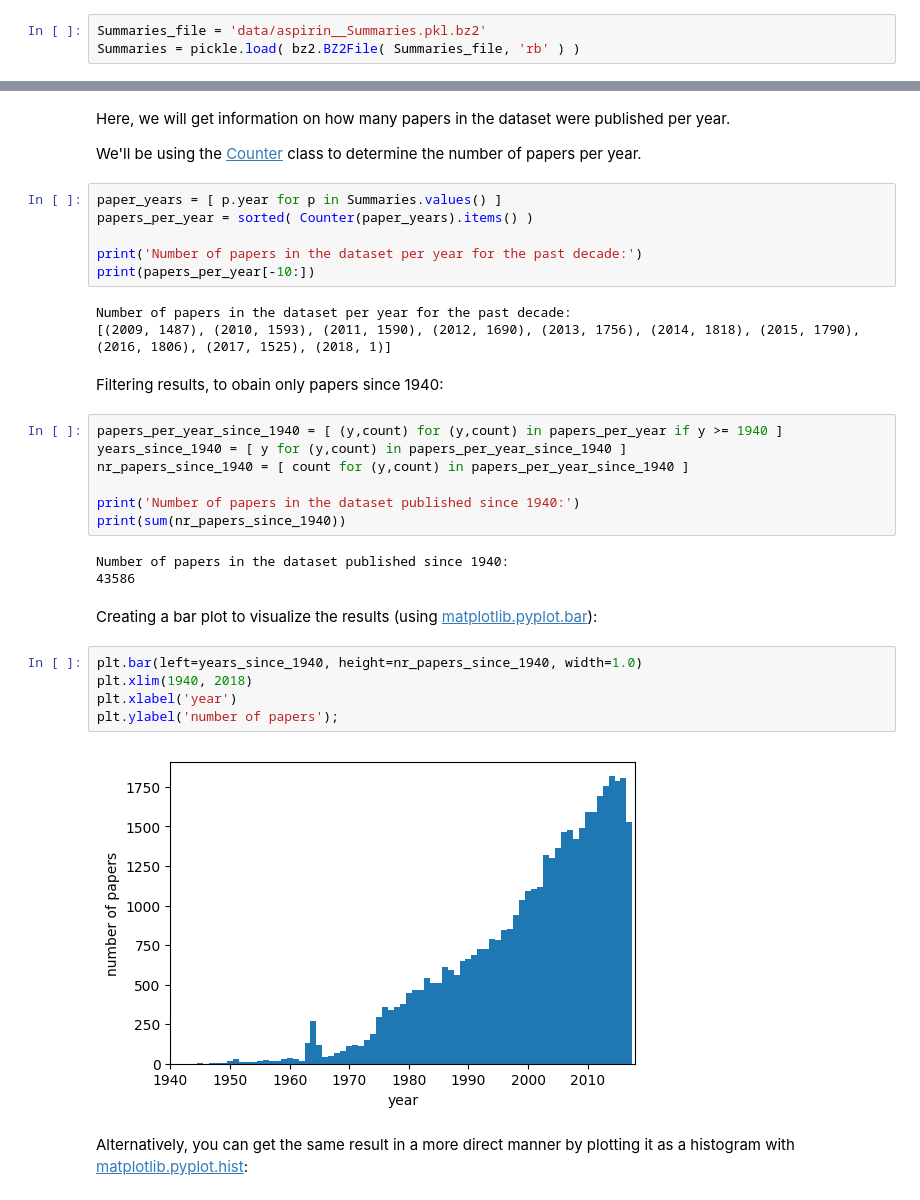
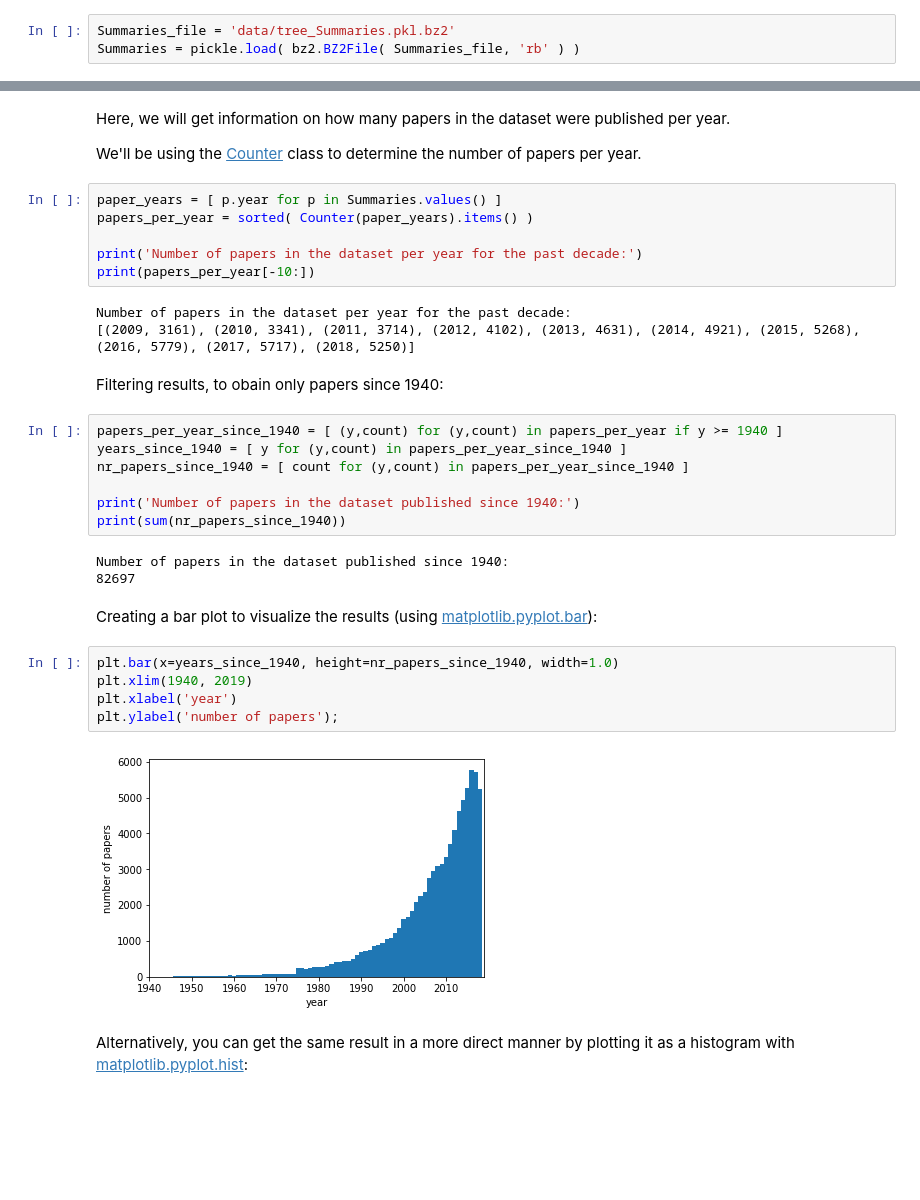
Before and after one commit to iMylene/IR2018, a Jupyter notebook: 01_inspecting.ipynb, the cells around one changed output, grey strips where cells are left out. Cells and saved outputs as stored; diff of their text form; blank space fills up the shorter version.

```diff
--- a/01_inspecting.ipynb
+++ b/01_inspecting.ipynb
@@ -12,7 +12,7 @@ import pickle, bz2
 # %% [markdown]
 ## Loading the Dataset
 # %%
-Summaries_file = 'data/aspirin__Summaries.pkl.bz2'
+Summaries_file = 'data/tree_Summaries.pkl.bz2'
 Summaries = pickle.load( bz2.BZ2File( Summaries_file, 'rb' ) )
 # %% [markdown]
 To make it easier to access the data, we convert here paper entries into [named tuples](http://docs.python.org/3/library/collections.html#collections.namedtuple). This will allow us to refer to fields by keyword (like `var.year`), rather than index (like `var[2]`).
@@ -54,7 +60,7 @@ print('Number of papers in the dataset per year for the past decade:')
 print(papers_per_year[-10:])
 # %% [output]
 Number of papers in the dataset per year for the past decade:
-[(2009, 1487), (2010, 1593), (2011, 1590), (2012, 1690), (2013, 1756), (2014, 1818), (2015, 1790), (2016, 1806), (2017, 1525), (2018, 1)]
+[(2009, 3161), (2010, 3341), (2011, 3714), (2012, 4102), (2013, 4631), (2014, 4921), (2015, 5268), (2016, 5779), (2017, 5717), (2018, 5250)]
 # %% [markdown]
 Filtering results, to obain only papers since 1940:
 # %%
@@ -66,16 +72,16 @@ print('Number of papers in the dataset published since 1940:')
 print(sum(nr_papers_since_1940))
 # %% [output]
 Number of papers in the dataset published since 1940:
-43586
+82697
 # %% [markdown]
 Creating a bar plot to visualize the results (using [matplotlib.pyplot.bar](http://matplotlib.org/api/pyplot_api.html#matplotlib.pyplot.bar)):
 # %%
-plt.bar(left=years_since_1940, height=nr_papers_since_1940, width=1.0)
-plt.xlim(1940, 2018)
+plt.bar(x=years_since_1940, height=nr_papers_since_1940, width=1.0)
+plt.xlim(1940, 2019)
 plt.xlabel('year')
 plt.ylabel('number of papers');
 # %% [output]
-[figure, old version]
+[figure, new version]
 # %% [markdown]
 Alternatively, you can get the same result in a more direct manner by plotting it as a histogram with [matplotlib.pyplot.hist](http://matplotlib.org/api/pyplot_api.html#matplotlib.pyplot.hist):
 # %%
```
Also changed, not shown: parts of 11 cells of this notebook, 4 other files.
